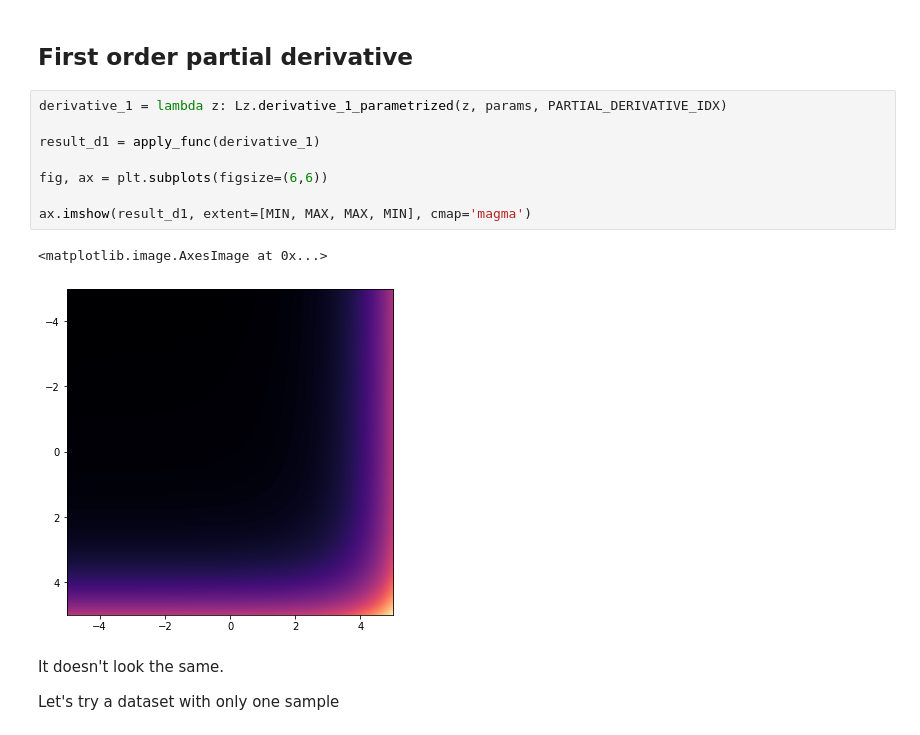
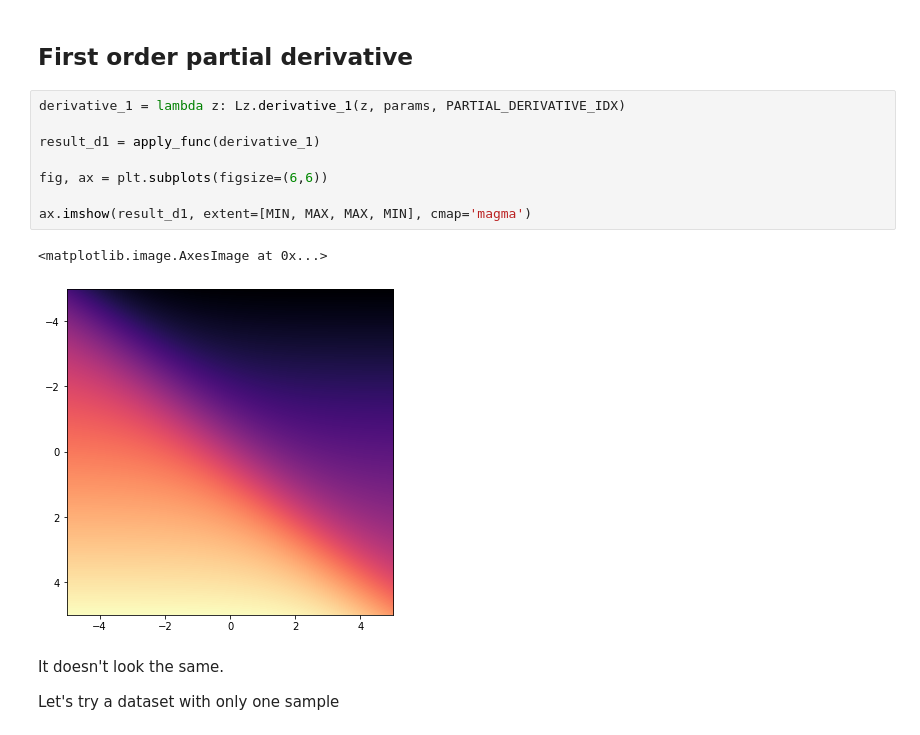
Before and after one commit to CARRIER-project/verticox, a Jupyter notebook: Lz_tests.ipynb, the cells around one changed output. Drawn from its saved outputs; the diff is of its cells as text.

Commit message:
Fixed first order derivative

```diff
--- a/Lz_tests.ipynb
+++ b/Lz_tests.ipynb
@@ -76,16 +63,16 @@ array([[-0.0024625 , -0.0025125 , -0.0025625 , ..., -0.01248656,
 # %% [markdown]
 ## First order partial derivative
 # %%
-derivative_1 = lambda z: Lz.derivative_1_parametrized(z, params, PARTIAL_DERIVATIVE_IDX)
+derivative_1 = lambda z: Lz.derivative_1(z, params, PARTIAL_DERIVATIVE_IDX)
 
 result_d1 = apply_func(derivative_1)
 
 fig, ax = plt.subplots(figsize=(6,6))
 
 ax.imshow(result_d1, extent=[MIN, MAX, MAX, MIN], cmap='magma')
 # %% [output]
 <matplotlib.image.AxesImage at 0x...>
-[figure, old version]
+[figure, new version]
 # %% [markdown]
 It doesn't look the same.
 
```
Also changed, not shown: parts of 2 cells of this notebook, 2 other files.
